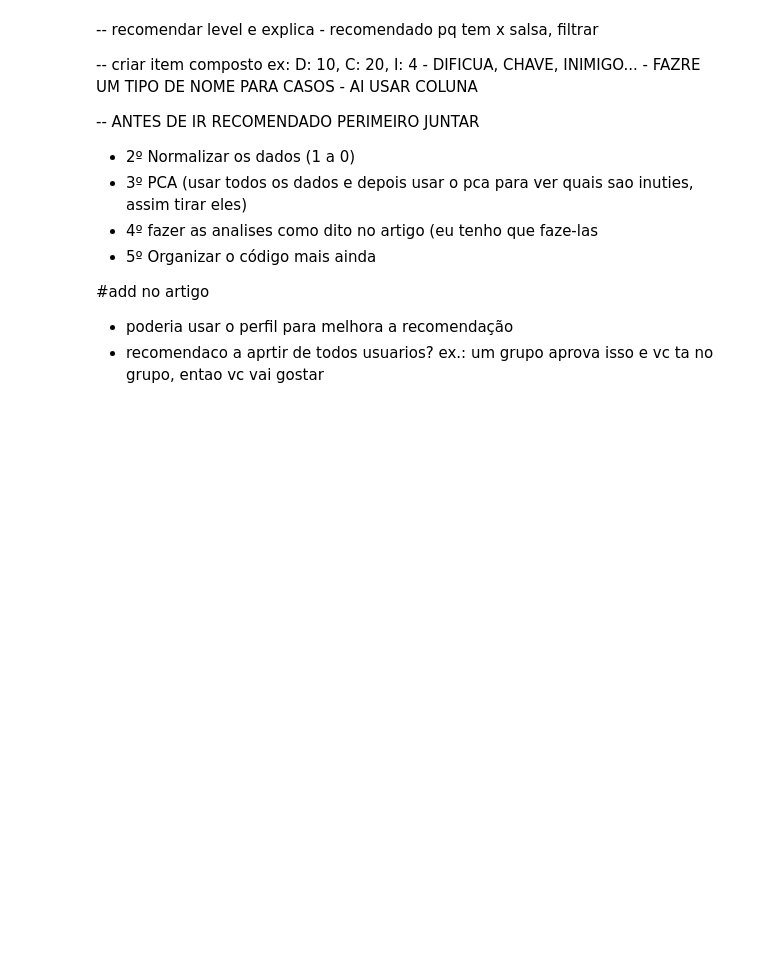
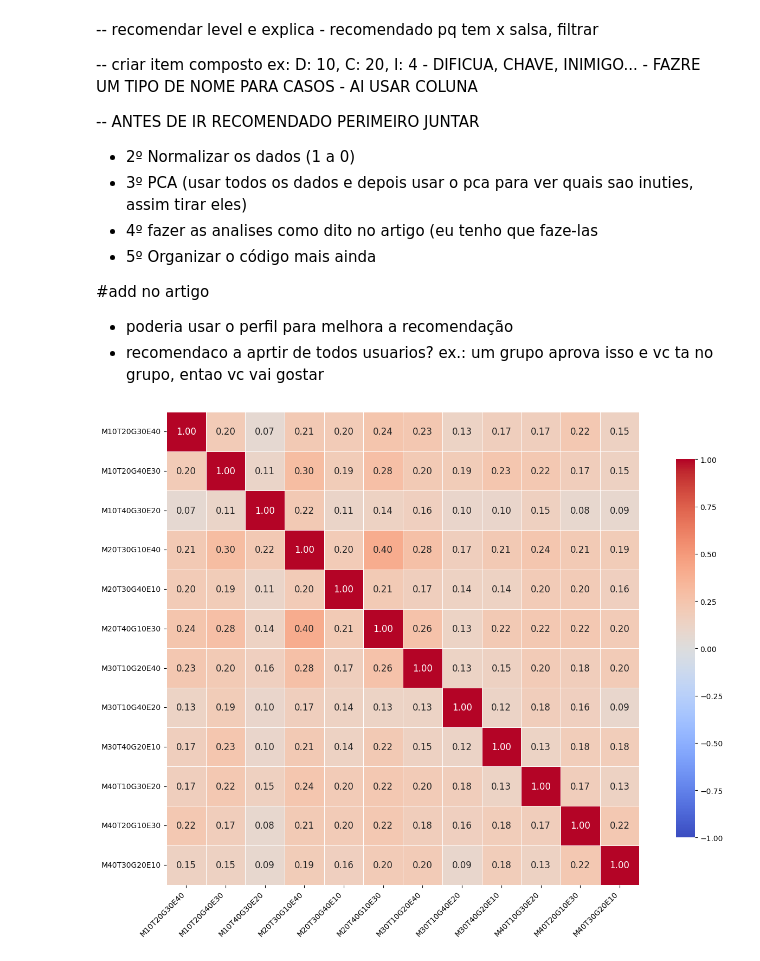
Before and after one commit to PedroGGoncalves/ml-pcg-orchestrator, a Jupyter notebook: 2026/Step 2 - AI/AI_Project.ipynb, the cells around one changed output. Saved outputs shown, nothing was run; the diff lists cells and outputs as text; code cells hidden in the pictures; blank space fills up the shorter version.

```diff
--- a/2026/Step 2 - AI/AI_Project.ipynb
+++ b/2026/Step 2 - AI/AI_Project.ipynb
@@ -2535,3 +2333,82 @@ MRR: 0.28621933621933626
 #add no artigo
 - poderia usar o perfil para melhora a recomendação
 - recomendaco a aprtir de todos usuarios? ex.: um grupo aprova isso e vc ta no grupo, entao vc vai gostar
+# %%
+import pandas as pd
+import seaborn as sns
+import matplotlib.pyplot as plt
+
+# =========================
+# 1. MATRIZ (seus dados)
+# =========================
+
+labels = [
+    "M10T20G30E40", "M10T20G40E30", "M10T40G30E20",
+    "M20T30G10E40", "M20T30G40E10", "M20T40G10E30",
+    "M30T10G20E40", "M30T10G40E20", "M30T40G20E10",
+    "M40T10G30E20", "M40T20G10E30", "M40T30G20E10"
+]
+
+data = [
+    [1.000000, 0.199771, 0.068267, 0.211688, 0.198482, 0.242291, 0.226982, 0.125292, 0.168279, 0.165452, 0.221613, 0.147993],
+    [0.199771, 1.000000, 0.112791, 0.303321, 0.191294, 0.283801, 0.203199, 0.193292, 0.234709, 0.220416, 0.172196, 0.145107],
+    [0.068267, 0.112791, 1.000000, 0.218402, 0.109683, 0.140468, 0.158302, 0.095919, 0.101030, 0.148610, 0.084121, 0.085845],
+    [0.211688, 0.303321, 0.218402, 1.000000, 0.196302, 0.400863, 0.278110, 0.171508, 0.212773, 0.239702, 0.210386, 0.193032],
+    [0.198482, 0.191294, 0.109683, 0.196302, 1.000000, 0.210802, 0.169551, 0.135047, 0.140014, 0.199998, 0.202710, 0.162544],
+    [0.242291, 0.283801, 0.140468, 0.400863, 0.210802, 1.000000, 0.264840, 0.130132, 0.218714, 0.223345, 0.223811, 0.198004],
+    [0.226982, 0.203199, 0.158302, 0.278110, 0.169551, 0.264840, 1.000000, 0.128968, 0.147625, 0.197538, 0.177305, 0.195594],
+    [0.125292, 0.193292, 0.095919, 0.171508, 0.135047, 0.130132, 0.128968, 1.000000, 0.117969, 0.177606, 0.162833, 0.092877],
+    [0.168279, 0.234709, 0.101030, 0.212773, 0.140014, 0.218714, 0.147625, 0.117969, 1.000000, 0.129020, 0.183043, 0.179944],
+    [0.165452, 0.220416, 0.148610, 0.239702, 0.199998, 0.223345, 0.197538, 0.177606, 0.129020, 1.000000, 0.172986, 0.133324],
+    [0.221613, 0.172196, 0.084121, 0.210386, 0.202710, 0.223811, 0.177305, 0.162833, 0.183043, 0.172986, 1.000000, 0.223755],
+    [0.147993, 0.145107, 0.085845, 0.193032, 0.162544, 0.198004, 0.195594, 0.092877, 0.179944, 0.133324, 0.223755, 1.000000]
+]
+
+'''
+labels = [
+"1",
+"2",
+"3",
+"4",
+"5"
+]
+
+data = [
+    [1.000000, 0.313916, 0.531316, 0.515884, 0.424995],
+    [0.313916, 1.000000, 0.296317, 0.213800, -0.033630],
+    [0.531316, 0.296317, 1.000000, 0.842825, 0.012013],
+    [0.515884, 0.213800, 0.842825, 1.000000, 0.126838],
+    [0.424995, -0.033630, 0.012013, 0.126838, 1.000000]
+]'''
+
+df = pd.DataFrame(data, columns=labels[:len(data[0])], index=labels[:len(data)])
+
+# =========================
+# 2. HEATMAP
+# =========================
+
+plt.figure(figsize=(14, 10))
+
+sns.heatmap(
+    df,
+    annot=True,
+    fmt=".2f",
+    cmap="coolwarm",
+    vmin=-1, vmax=1,
+    linewidths=0.5,
+    square=True,
+    cbar_kws={"shrink": 0.8},
+
+    annot_kws={"size": 12}   # 🔥 tamanho dos números dentro das células
+)
+
+# 🔥 tamanho dos labels dos eixos
+plt.xticks(rotation=45, ha="right", fontsize=10)
+plt.yticks(rotation=0, fontsize=10)
+
+# 🔥 (opcional) título maior
+
+plt.tight_layout()
+plt.show()
+# %% [output]
+[figure, added]
```
Also changed, not shown: parts of 8 cells of this notebook.
